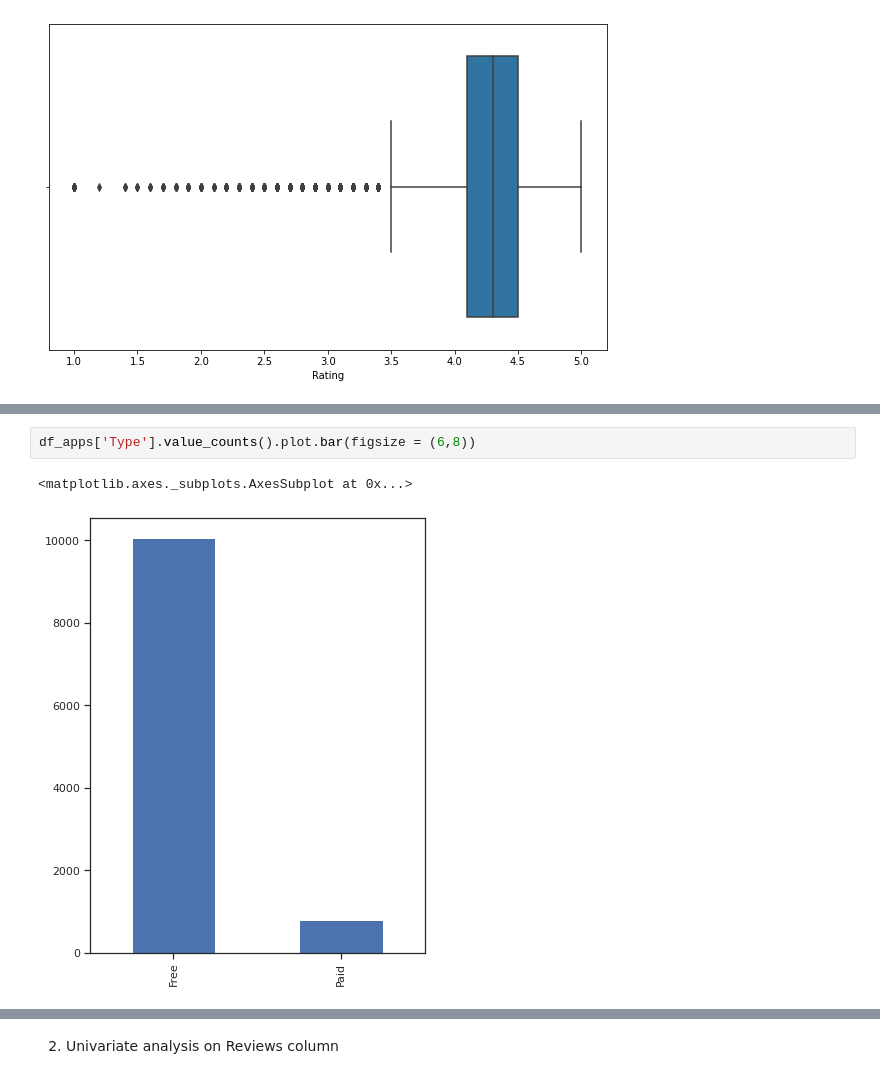
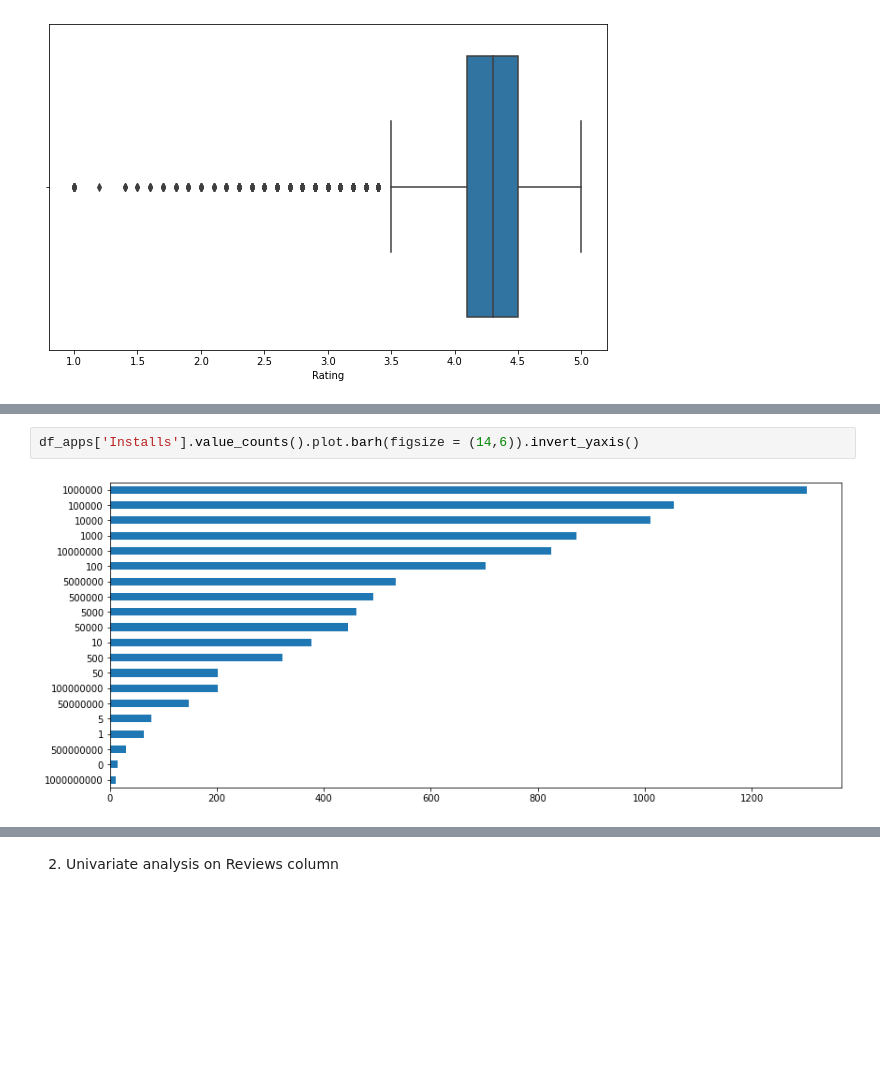
Before and after one commit to ganathetechie/AlmaBetter-Capstone-Project-1, a Jupyter notebook: Play_Store_App_Review_Analysis_Capstone_Project.ipynb, the cells around one changed output, grey strips where cells are left out. Drawn from its saved outputs; the diff is of its cells as text; blank space fills up the shorter version.

```diff
--- a/Play_Store_App_Review_Analysis_Capstone_Project.ipynb
+++ b/Play_Store_App_Review_Analysis_Capstone_Project.ipynb
@@ -612,5 +722,4 @@ df_apps['Category'].value_counts().plot.barh(figsize = (8,10))
 # %%
-df_apps['Type'].value_counts().plot.bar(figsize = (6,8))
+df_apps['Installs'].value_counts().plot.barh(figsize = (14,6)).invert_yaxis()
 # %% [output]
-<matplotlib.axes._subplots.AxesSubplot at 0x...>
-[figure, old version]
+[figure, new version]
```
Also changed, not shown: parts of 59 cells of this notebook.
